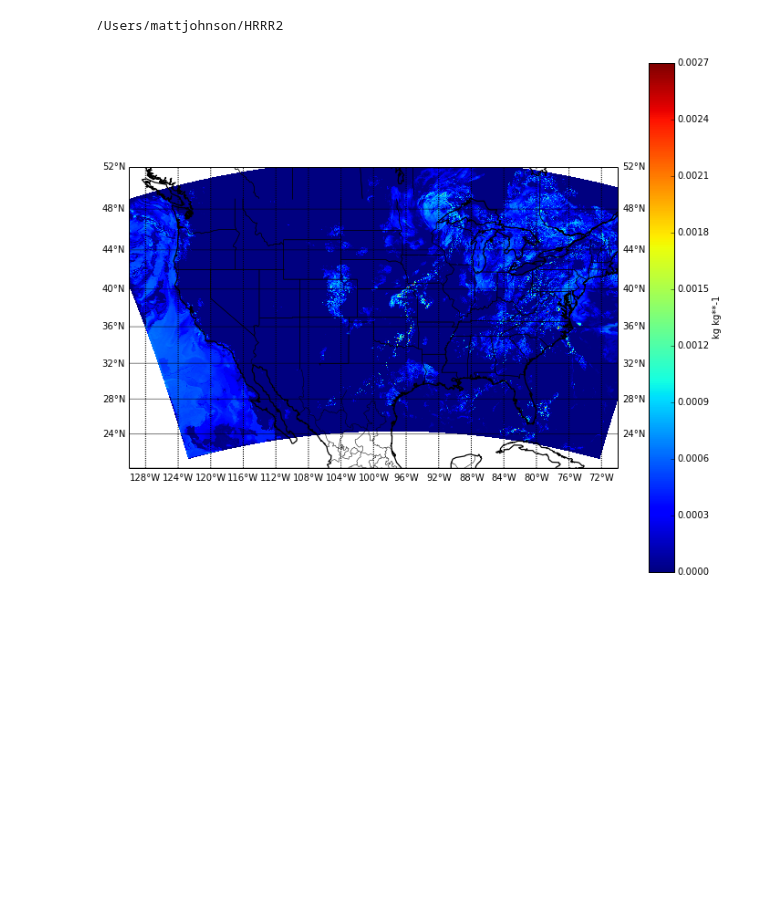
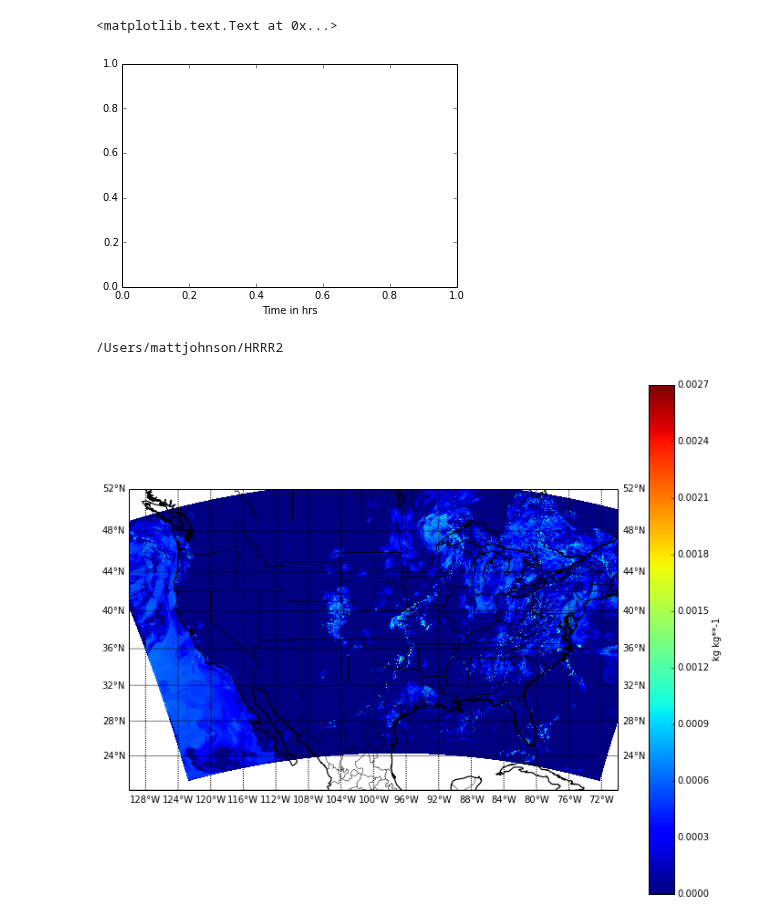
Before and after one commit to EVS-ATMOS/HRRR, a Jupyter notebook: notebooks/dayplots 2.ipynb, the cells around one changed output. Saved outputs shown, nothing was run; the diff lists cells and outputs as text; code cells hidden in the pictures; blank space fills up the shorter version.

Commit message:
plot size bug fix

```diff
--- a/notebooks/dayplots 2.ipynb
+++ b/notebooks/dayplots 2.ipynb
@@ -47,3 +52,8 @@ pyhrrr.plot_hrrr_spec(directory='/Users/mattjohnson/HRRRs', parameter= 'Absolute
+# %%
+matplotlib.pyplot.xlabel('Time in hrs')
+# %% [output]
+<matplotlib.text.Text at 0x...>
+[figure, added]
 # %%
 pyhrrr.plot_hrrr('hrrr.3d.201406121100f001.grib2','Cloud mixing ratio',directory = '/Users/mattjohnson/HRRR2')
 # %% [output]
```
Also changed, not shown: parts of 2 cells of this notebook, 2 other files.
